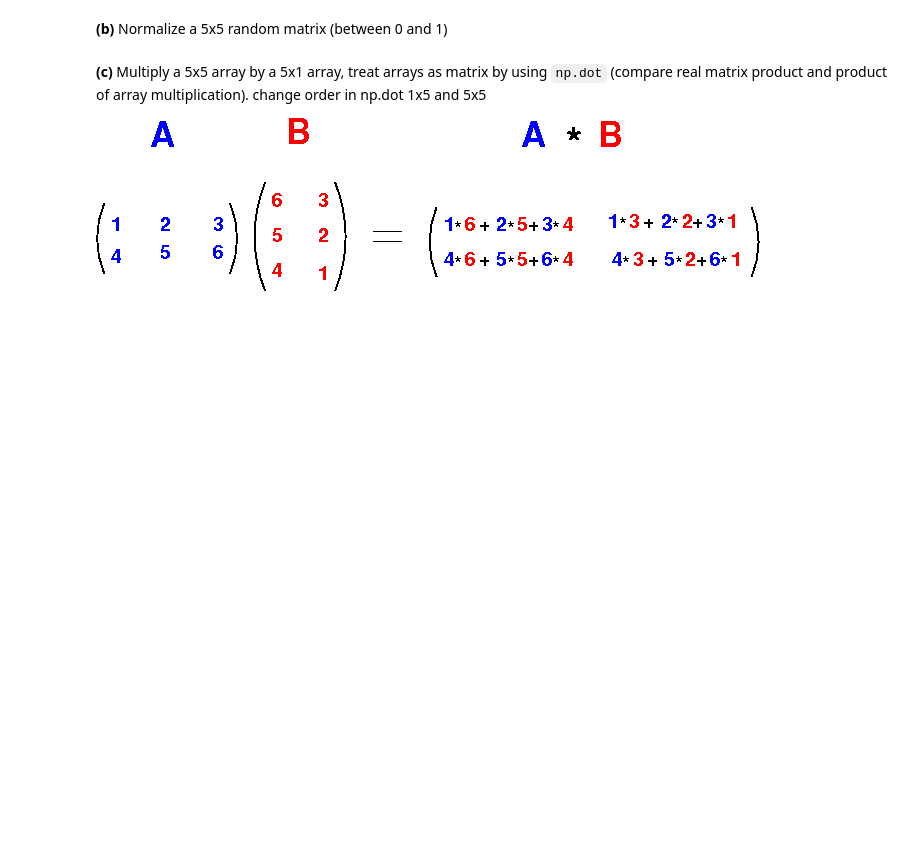
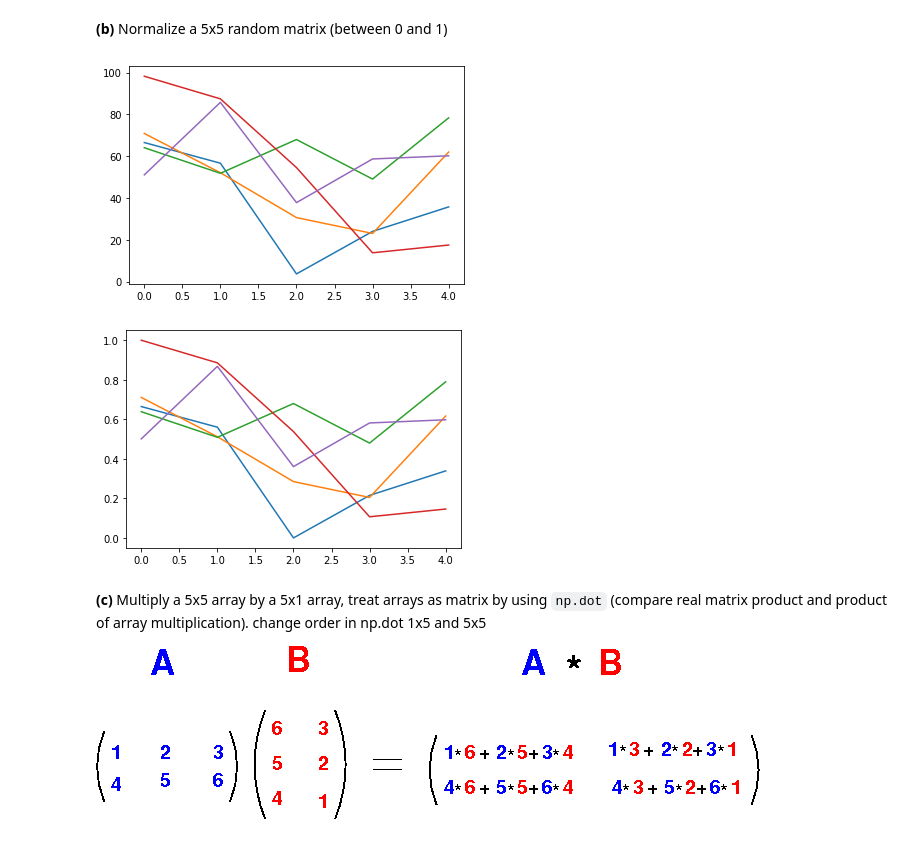
Before and after one commit to mikislin/summer20-Intro-python, a Jupyter notebook: 05_Numpy_Exercises.ipynb, the cells around one changed output. Drawn from its saved outputs; the diff is of its cells as text; code cells hidden in the pictures; blank space fills up the shorter version.

```diff
--- a/05_Numpy_Exercises.ipynb
+++ b/05_Numpy_Exercises.ipynb
@@ -7,5 +25,16 @@
 # %% [markdown]
 **(b)** Normalize a 5x5 random matrix (between 0 and 1)
+# %%
+Z = np.random.normal(50, 25, (5,5))
+Zmax,Zmin = Z.max(), Z.min()
+Znorm = (Z - Zmin)/(Zmax - Zmin)
+plt.plot(Z)
+plt.show()
+plt.plot(Znorm)
+plt.show()
+# %% [output]
+[figure, added]
+[figure, added]
 # %% [markdown]
 **(c)** Multiply a 5x5 array by a 5x1 array, treat arrays as matrix by using `np.dot` (compare real matrix product and product of array multiplication).
 change order in np.dot 1x5 and 5x5
```
Also changed, not shown: parts of 6 cells of this notebook.
